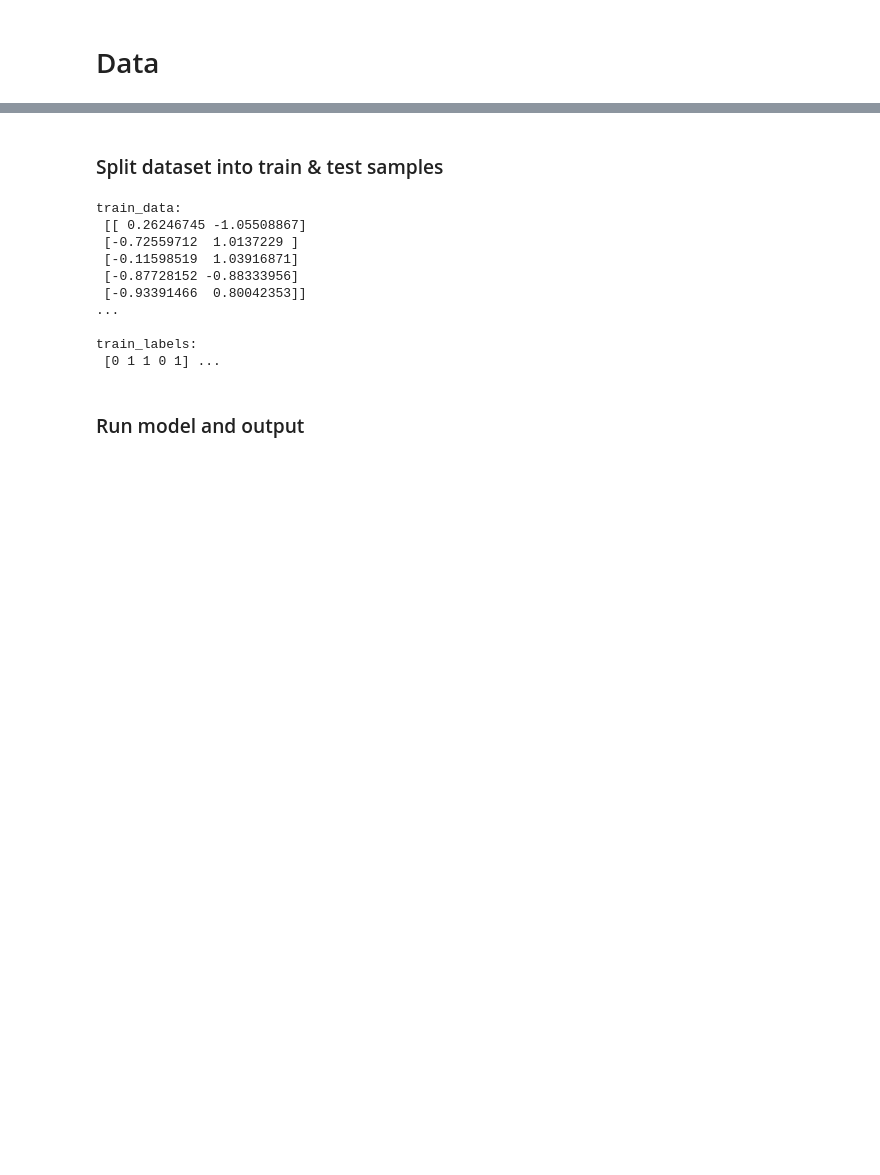
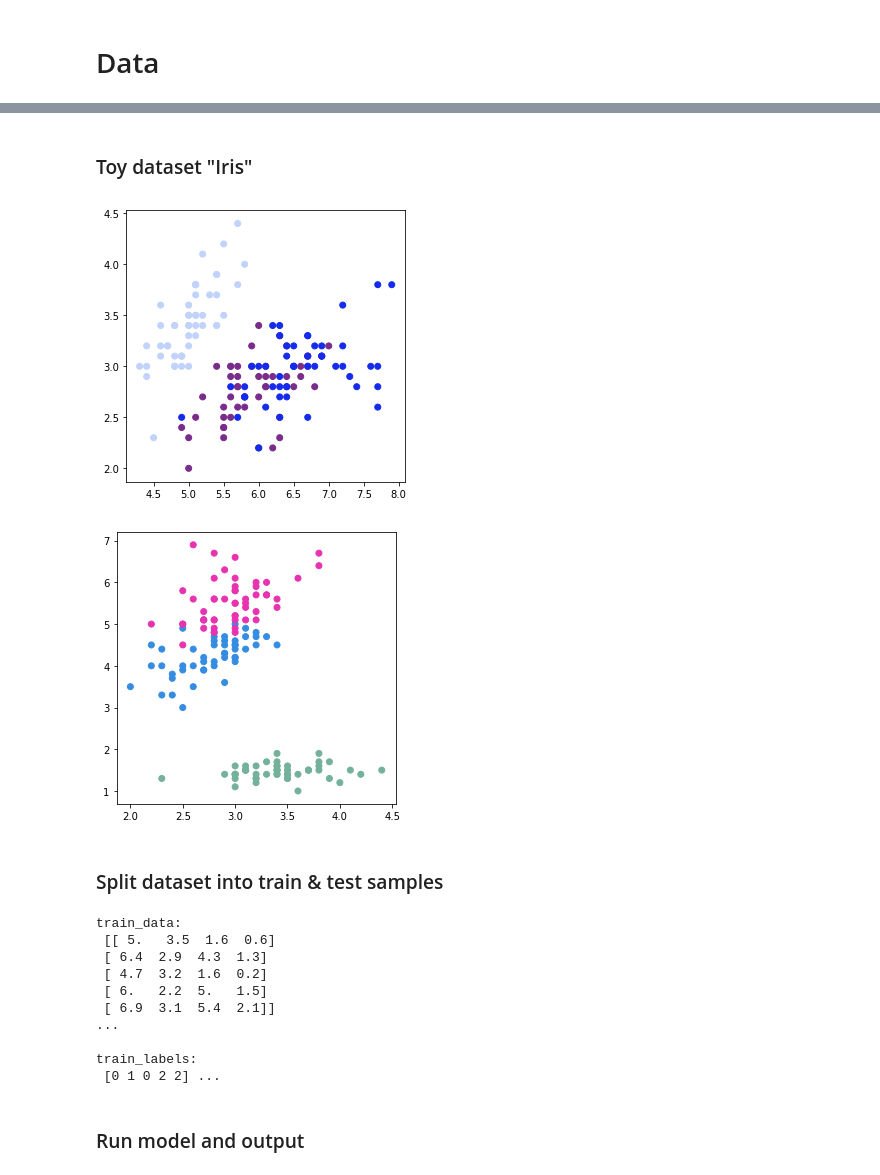
Before and after one commit to Antonyo314/dru-ML-algorithms, a Jupyter notebook: 5. KNN.ipynb, the cells around one changed output, grey strips where cells are left out. Drawn from its saved outputs; the diff is of its cells as text; code cells hidden in the pictures; blank space fills up the shorter version.

```diff
--- a/5. KNN.ipynb
+++ b/5. KNN.ipynb
@@ -100,3 +106,15 @@ plot_2f_dataset(data, target)
+# %% [markdown]
+### Toy dataset "Iris"
+# %%
+dataset = datasets.load_iris()
+data = dataset.data
+target = dataset.target
+plot_2f_dataset(data[:,:2], target)
+plot_2f_dataset(data[:,1:3], target)
+plt.show()
+# %% [output]
+[figure, added]
+[figure, added]
 # %% [markdown]
 ### Split dataset into train & test samples
 # %%
@@ -110,15 +128,15 @@ print('train_data: \n',train_data[:5],'\n...\n')
 print('train_labels: \n',train_labels[:5],'...')
 # %% [output]
 train_data:
- [[ 0.26246745 -1.05508867]
- [-0.72559712  1.0137229 ]
- [-0.11598519  1.03916871]
- [-0.87728152 -0.88333956]
- [-0.93391466  0.80042353]]
+ [[ 5.   3.5  1.6  0.6]
+ [ 6.4  2.9  4.3  1.3]
+ [ 4.7  3.2  1.6  0.2]
+ [ 6.   2.2  5.   1.5]
+ [ 6.9  3.1  5.4  2.1]]
 ...
 
 train_labels:
- [0 1 1 0 1] ...
+ [0 1 0 2 2] ...
 # %% [markdown]
 ### Run model and output
 # %%
```
Also changed, not shown: parts of 6 cells of this notebook.
